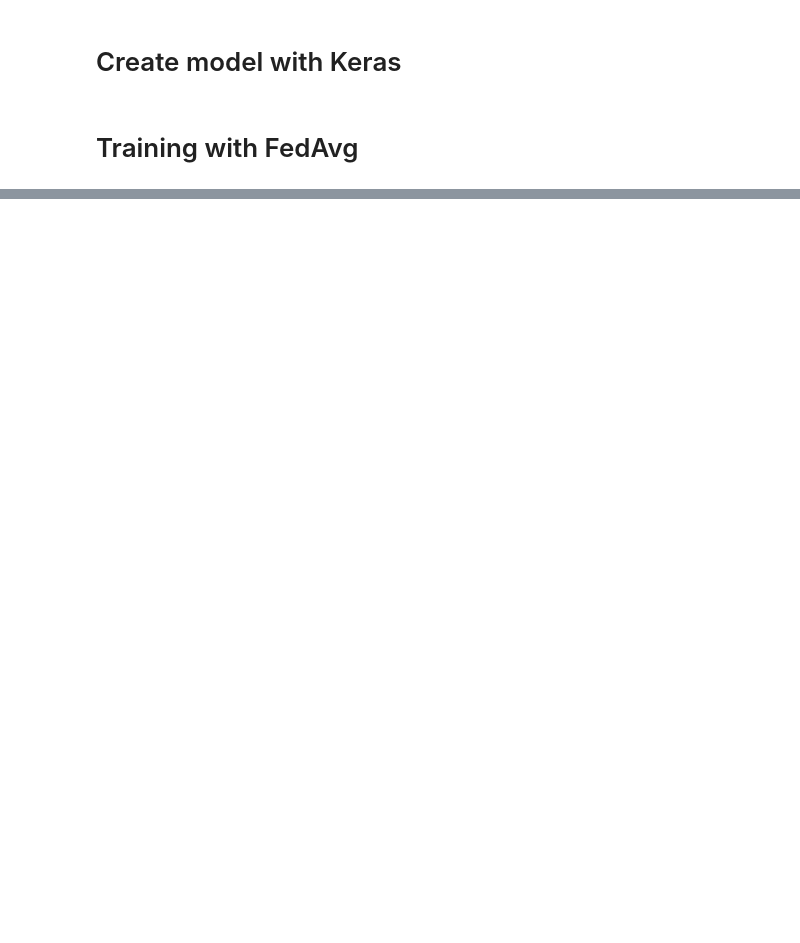
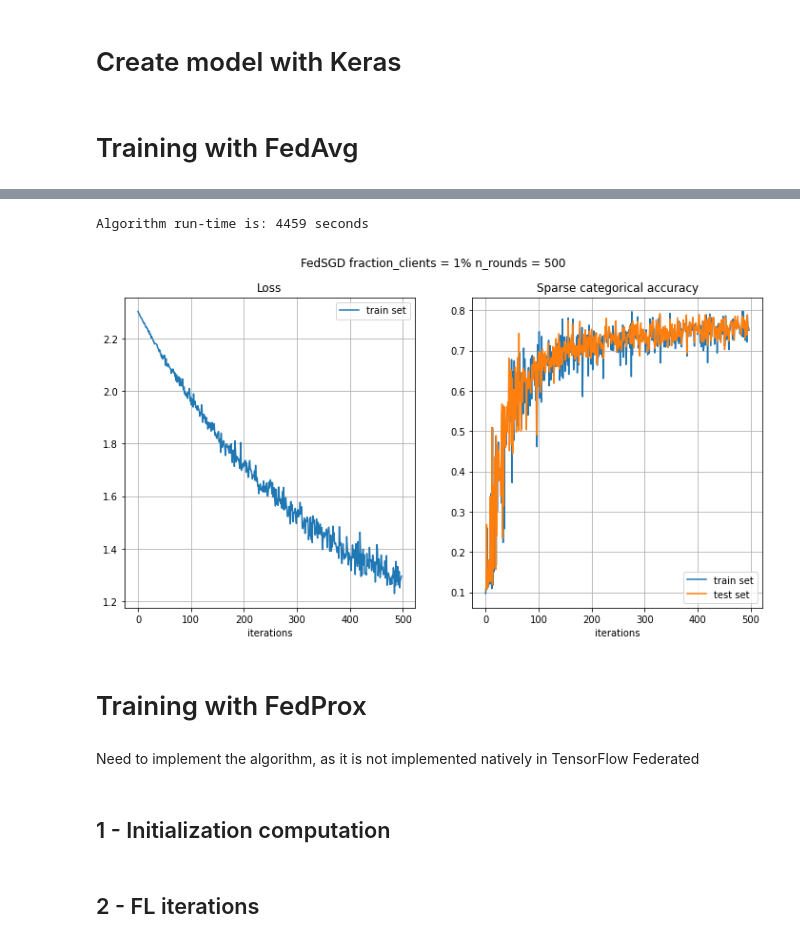
Before and after one commit to gonzaq94/federated-learning, a Jupyter notebook: Mnist classifier in TensorFlow Federated.ipynb, the cells around one changed output, grey strips where cells are left out. Cells and saved outputs as stored; diff of their text form; code cells hidden in the pictures; blank space fills up the shorter version.

Commit message:
Add FedSGD y begin FedProx implementation

```diff
--- a/Mnist classifier in TensorFlow Federated.ipynb
+++ b/Mnist classifier in TensorFlow Federated.ipynb
@@ -211,0 +290,9 @@ KeyboardInterrupt:
+# %%
+iterative_process_fed_sgd = tff.learning.build_federated_sgd_process(
+    model_fn,
+    server_optimizer_fn=lambda: tf.keras.optimizers.SGD(learning_rate=0.02))
+
+num_rounds_fed_sgd = 500
+num_clients_fed_sgd = 30
+
+metrics_fed_sgd, run_time_sgd = federated_training(iterative_process_fed_sgd, num_rounds=num_rounds_fed_sgd, num_clients=num_clients_fed_sgd, is_fed_sgd=True)
@@ -211,0 +323,46 @@ KeyboardInterrupt:
+# %%
+import pickle
+# save model
+output_dict = metrics_fed_sgd
+output_dict['algorithm'] = 'FedSGD'
+output_dict['num_rounds'] = num_rounds_fed_sgd
+output_dict['num_clients'] = num_clients_fed_sgd
+output_dict['run_time'] = run_time_sgd
+output_dict['num_epochs'] = NUM_EPOCHS
+output_dict['batch_size'] = BATCH_SIZE
+output_dict['num_clients'] = NUMBER_CLIENTS
+with open('results/fed_sgd_500it_data.p', 'wb') as fp:
+    pickle.dump(output_dict, fp, protocol=pickle.HIGHEST_PROTOCOL)
+
+print('Algorithm run-time is: {} seconds'.format(round(run_time_sgd)))
+# %% [output]
+Algorithm run-time is: 4459 seconds
+# %%
+with open('results/fed_sgd_500it_data.p', 'rb') as fp:
+    data_fed_sgd = pickle.load(fp)
+
+fig, (ax1, ax2) = plt.subplots(1, 2, figsize=(12,6))
+fig.suptitle('FedSGD fraction_clients = {}% n_rounds = {}'.format(round(num_clients_fed_sgd/NUMBER_CLIENTS*100), num_rounds_fed_sgd))
+
+ax1.plot(data_fed_sgd['train_loss'], label='train set')
+ax1.set_title('Loss')
+ax1.grid('on')
+ax1.legend()
+ax1.set_xlabel('iterations')
+
+ax2.plot(data_fed_sgd['train_sparse_categorical_accuracy'], label='train set')
+ax2.plot(data_fed_sgd['test_sparse_categorical_accuracy'], label='test set')
+ax2.legend()
+ax2.set_title('Sparse categorical accuracy')
+ax2.grid('on')
+ax2.set_xlabel('iterations')
+
+plt.show()
+# %% [output]
+[figure, added]
+# %% [markdown]
+# Training with FedProx
+# %% [markdown]
+Need to implement the algorithm, as it is not implemented natively in TensorFlow Federated
+# %% [markdown]
+## 1 - Initialization computation
@@ -211,0 +378,2 @@ KeyboardInterrupt:
+# %% [markdown]
+## 2 - FL iterations
```
Also changed, not shown: parts of 33 cells of this notebook.
